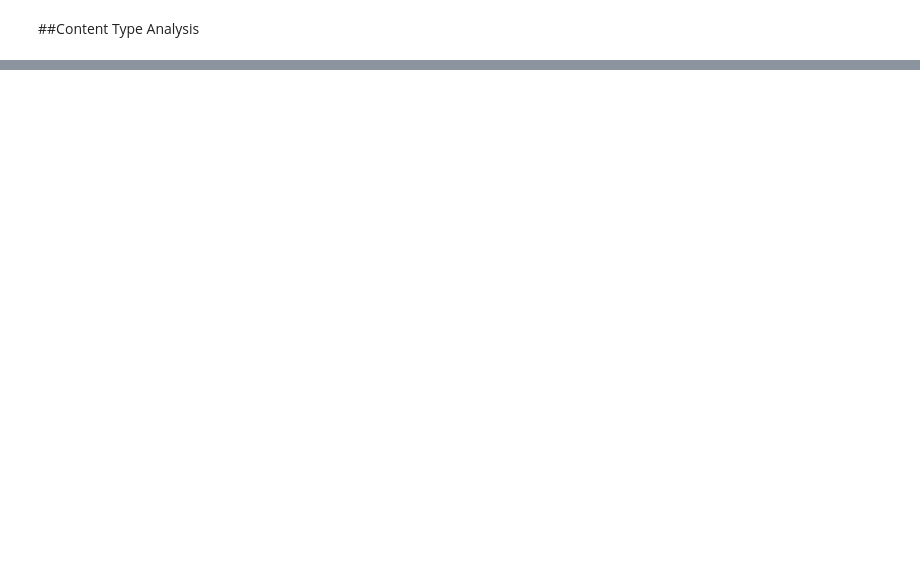
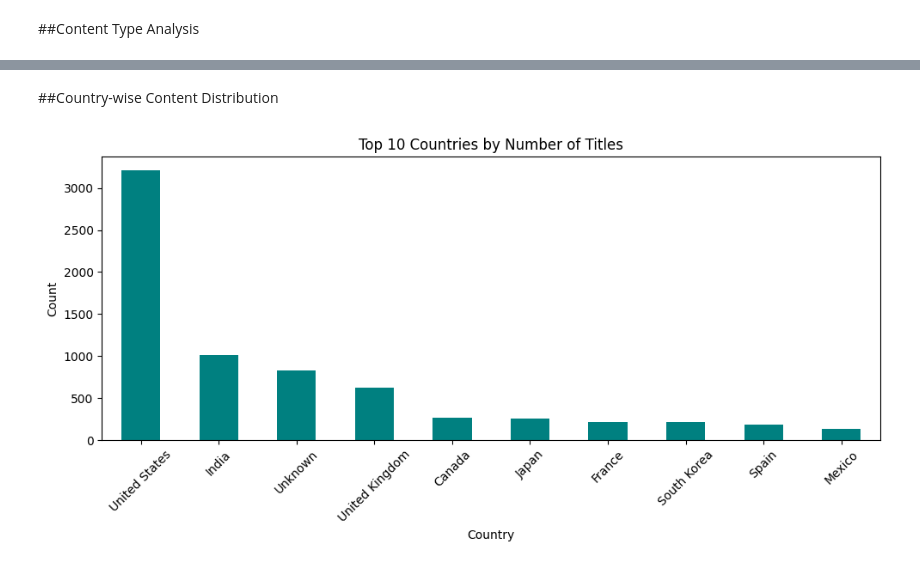
Before and after one commit to Marwa-Chouhdary/Data-Science-Projects, a Jupyter notebook: Netflix_Content_Analysis.ipynb, the cells around one changed output, grey strips where cells are left out. Saved outputs shown, nothing was run; the diff lists cells and outputs as text; code cells hidden in the pictures; blank space fills up the shorter version.

```diff
--- a/Netflix_Content_Analysis.ipynb
+++ b/Netflix_Content_Analysis.ipynb
@@ -68,0 +127,22 @@ For example, when doing 'df[col].method(value, inplace=True)', try using 'df.met
+# %% [markdown]
+##Country-wise Content Distribution
+# %%
+# Fill missing country with 'Unknown'
+df['country'] = df['country'].fillna('Unknown')
+
+# Split by comma and take the first country
+df['main_country'] = df['country'].apply(lambda x: x.split(',')[0].strip())
+
+top_countries = df['main_country'].value_counts().head(10)
+
+# Plot
+plt.figure(figsize=(10,5))
+top_countries.plot(kind='bar', color='teal')
+plt.title('Top 10 Countries by Number of Titles')
+plt.xlabel('Country')
+plt.ylabel('Count')
+plt.xticks(rotation=45)
+plt.tight_layout()
+plt.show()
+# %% [output]
+[figure, added]
```
Also changed, not shown: parts of 14 cells of this notebook.
